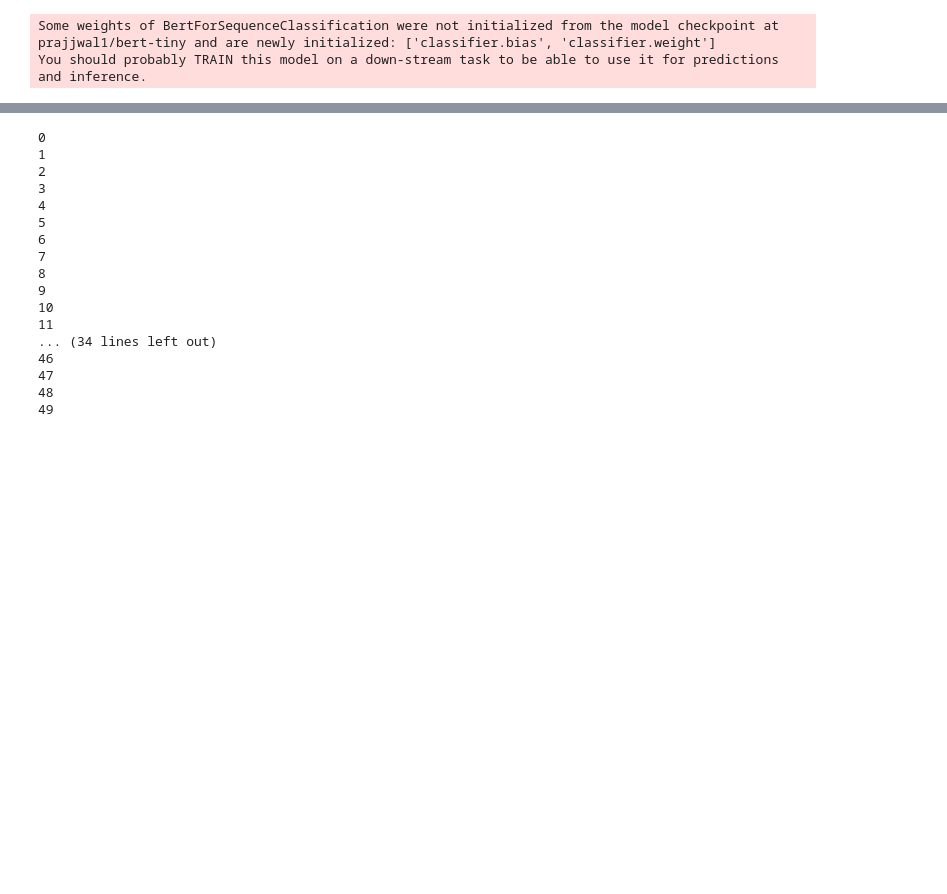
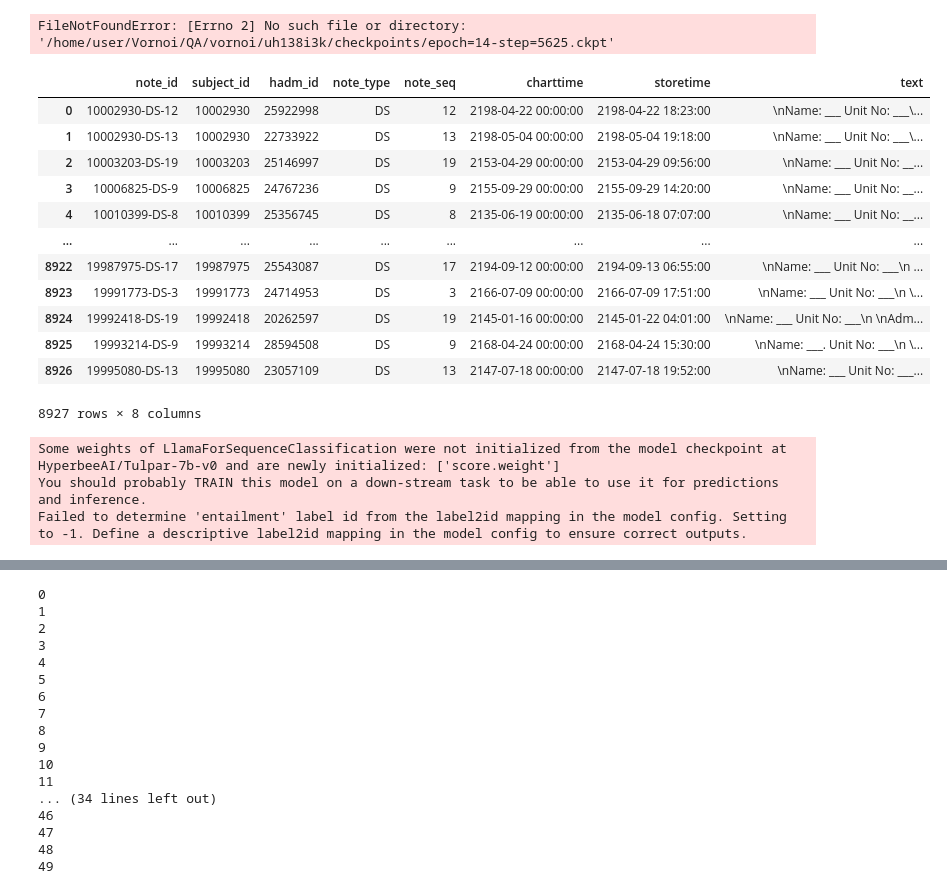
Before and after one commit to agoel33/SDOH, a Jupyter notebook: test.ipynb, the cells around one changed output, grey strips where cells are left out. Saved outputs shown, nothing was run; the diff lists cells and outputs as text; code cells hidden in the pictures; blank space fills up the shorter version.

```diff
--- a/test.ipynb
+++ b/test.ipynb
@@ -15,8 +17,7 @@ from nltk.tokenize import sent_tokenize
 # %%
-saved_net = BertRegressor.load_from_checkpoint("/home/user/Vornoi/QA/vornoi/uh138i3k/checkpoints/epoch=14-step=5625.ckpt")
+saved_net = BertRegressor.load_from_checkpoint("/home/user/SDOH/epoch=14-step=5625.ckpt")
 # %% [output]
-Some weights of BertForSequenceClassification were not initialized from the model checkpoint at prajjwal1/bert-tiny and are newly initialized: ['classifier.bias', 'classifier.weight']
-You should probably TRAIN this model on a down-stream task to be able to use it for predictions and inference.
+FileNotFoundError: [Errno 2] No such file or directory: '/home/user/Vornoi/QA/vornoi/uh138i3k/checkpoints/epoch=14-step=5625.ckpt'
 # %%
 def run_router(input):
     #Router
@@ -137,8 +138,28 @@ def truncate_prompt(text, prompt, tokenizer, num_tokens):
 # %%
 file_path = 'discharge_with_social_final.csv'
 df = pd.read_csv(file_path)
+# %%
+df
+# %% [output]
+|  | note_id | subject_id | hadm_id | note_type | note_seq | charttime | storetime | text |
+| 0 | 10002930-DS-12 | 10002930 | 25922998 | DS | 12 | 2198-04-22 00:00:00 | 2198-04-22 18:23:00 | \nName: ___ Unit No: ___\... |
+| 1 | 10002930-DS-13 | 10002930 | 22733922 | DS | 13 | 2198-05-04 00:00:00 | 2198-05-04 19:18:00 | \nName: ___ Unit No: ___\... |
+| 2 | 10003203-DS-19 | 10003203 | 25146997 | DS | 19 | 2153-04-29 00:00:00 | 2153-04-29 09:56:00 | \nName: ___ Unit No: __... |
+| 3 | 10006825-DS-9 | 10006825 | 24767236 | DS | 9 | 2155-09-29 00:00:00 | 2155-09-29 14:20:00 | \nName: ___ Unit No: __... |
+| 4 | 10010399-DS-8 | 10010399 | 25356745 | DS | 8 | 2135-06-19 00:00:00 | 2135-06-18 07:07:00 | \nName: ___ Unit No: __... |
+| ... | ... | ... | ... | ... | ... | ... | ... | ... |
+| 8922 | 19987975-DS-17 | 19987975 | 25543087 | DS | 17 | 2194-09-12 00:00:00 | 2194-09-13 06:55:00 | \nName: ___ Unit No: ___\n ... |
+| 8923 | 19991773-DS-3 | 19991773 | 24714953 | DS | 3 | 2166-07-09 00:00:00 | 2166-07-09 17:51:00 | \nName: ___ Unit No: ___\n \... |
+| 8924 | 19992418-DS-19 | 19992418 | 20262597 | DS | 19 | 2145-01-16 00:00:00 | 2145-01-22 04:01:00 | \nName: ___ Unit No: ___\n \nAdm... |
+| 8925 | 19993214-DS-9 | 19993214 | 28594508 | DS | 9 | 2168-04-24 00:00:00 | 2168-04-24 15:30:00 | \nName: ___. Unit No: ___\n \... |
+| 8926 | 19995080-DS-13 | 19995080 | 23057109 | DS | 13 | 2147-07-18 00:00:00 | 2147-07-18 19:52:00 | \nName: ___ Unit No: ___... |
+8927 rows × 8 columns
 # %%
-classifier = pipeline('text-generation', model = 'TheBloke/Llama-2-7b-Chat-GPTQ', device_map= "auto")
+classifier = pipeline('zero-shot-classification', model = 'HyperbeeAI/Tulpar-7b-v0', device_map= 'auto')
+# %% [output]
+Some weights of LlamaForSequenceClassification were not initialized from the model checkpoint at HyperbeeAI/Tulpar-7b-v0 and are newly initialized: ['score.weight']
+You should probably TRAIN this model on a down-stream task to be able to use it for predictions and inference.
+Failed to determine 'entailment' label id from the label2id mapping in the model config. Setting to -1. Define a descriptive label2id mapping in the model config to ensure correct outputs.
 # %%
 df_homeless = pd.DataFrame(columns=["Note", "Prompt", "Output", "Model"])
 for i in range(1):
```
Also changed, not shown: parts of 7 cells of this notebook.
